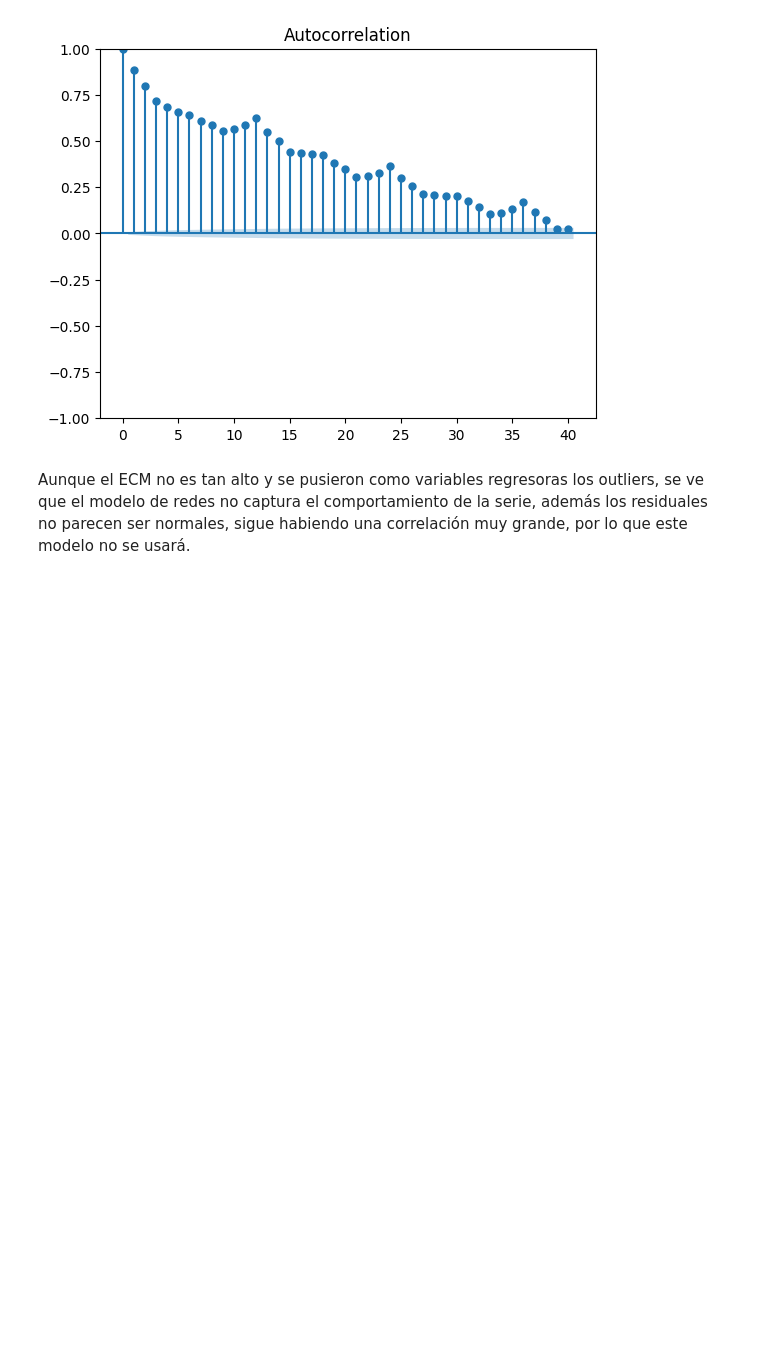
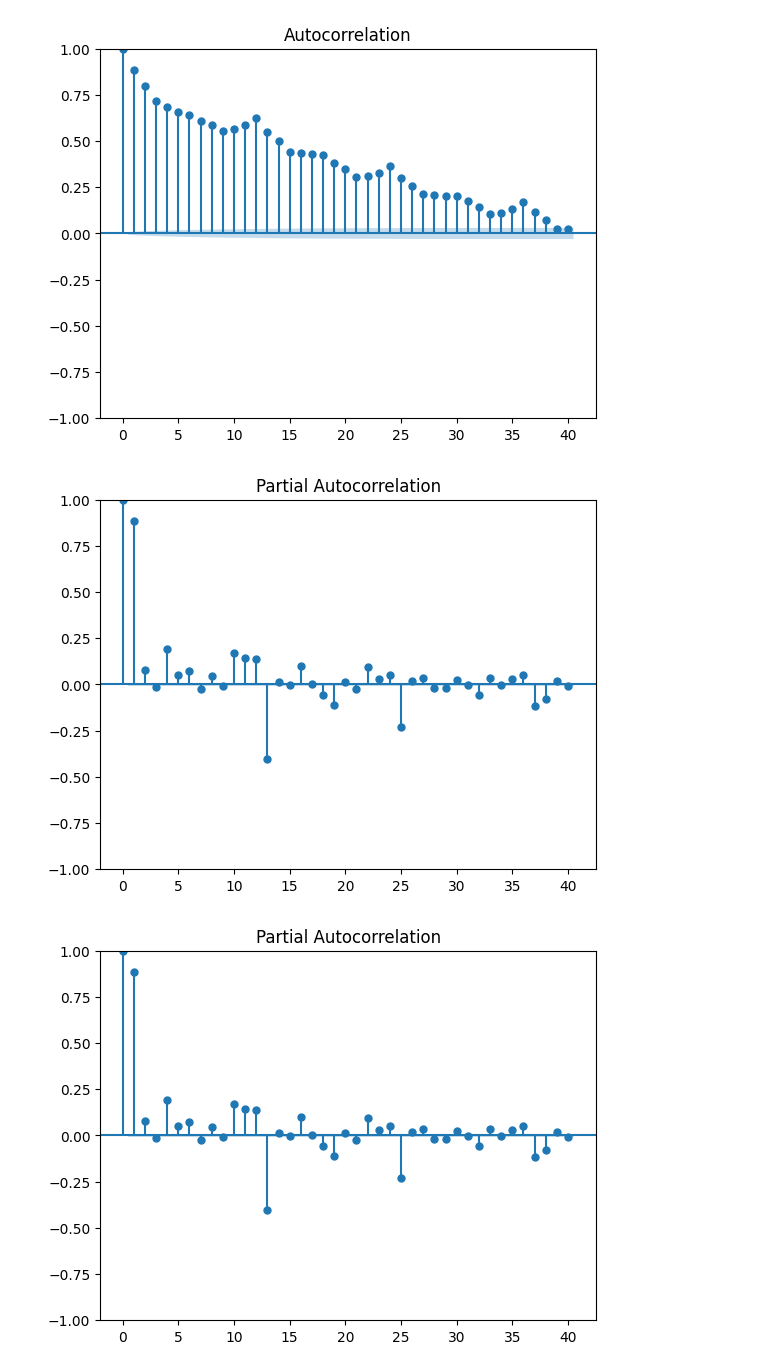
Before and after one commit to JuanDavidDuitamaCorreaUnal/TimeSeries, a Jupyter notebook: Python parcial Ander Cristancho Juan David Duitama.ipynb, the cells around one changed output. Drawn from its saved outputs; the diff is of its cells as text; code cells hidden in the pictures; blank space fills up the shorter version.

```diff
--- a/Python parcial Ander Cristancho Juan David Duitama.ipynb
+++ b/Python parcial Ander Cristancho Juan David Duitama.ipynb
@@ -554,5 +554,9 @@ plt.show()
 # %% [output]
 [figure]
 [figure]
-# %% [markdown]
-Aunque el ECM no es tan alto y se pusieron como variables regresoras los outliers, se ve que el modelo de redes no captura el comportamiento de la serie, además los residuales no parecen ser normales, sigue habiendo una correlación muy grande, por lo que este modelo no se usará.
+# %%
+plot_pacf(residuales, lags=40)  # 'lags' es el número de retardos que quieres mostrar
+plt.show()
+# %% [output]
+[figure, added]
+[figure, added]
```
Also changed, not shown: parts of 1 cell of this notebook.
